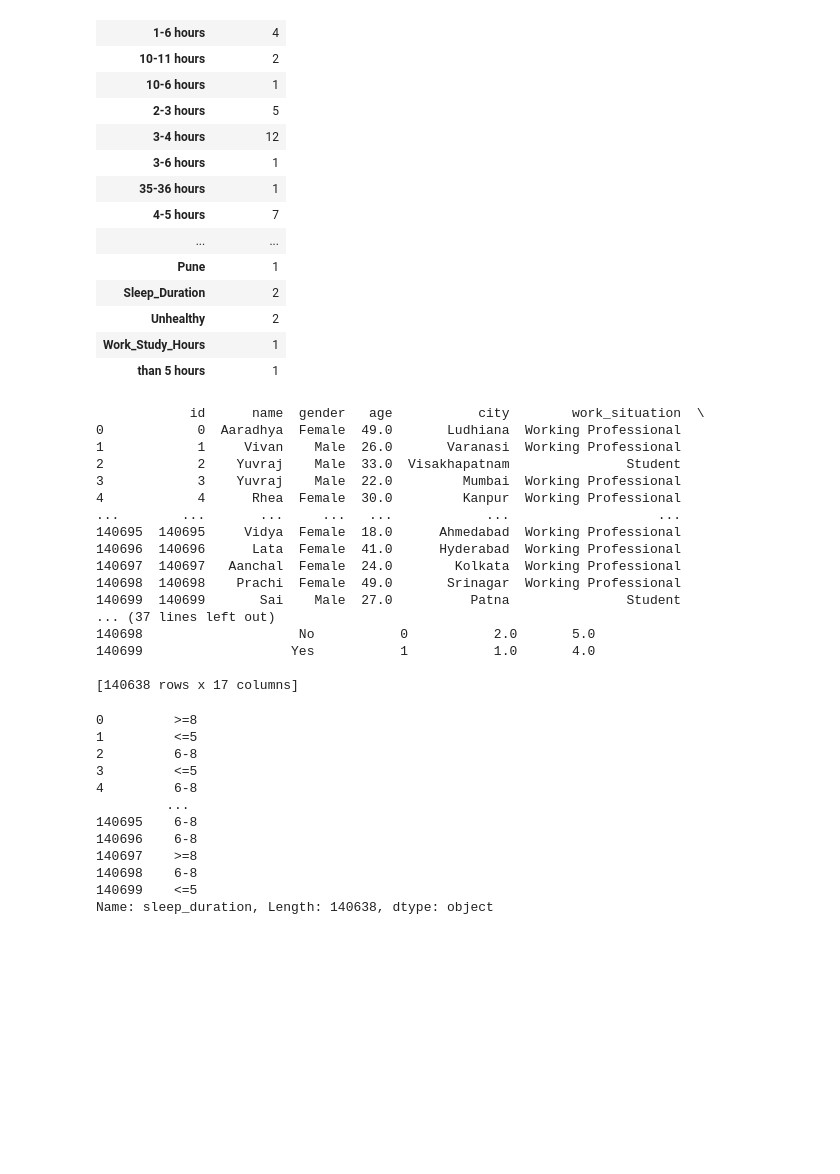
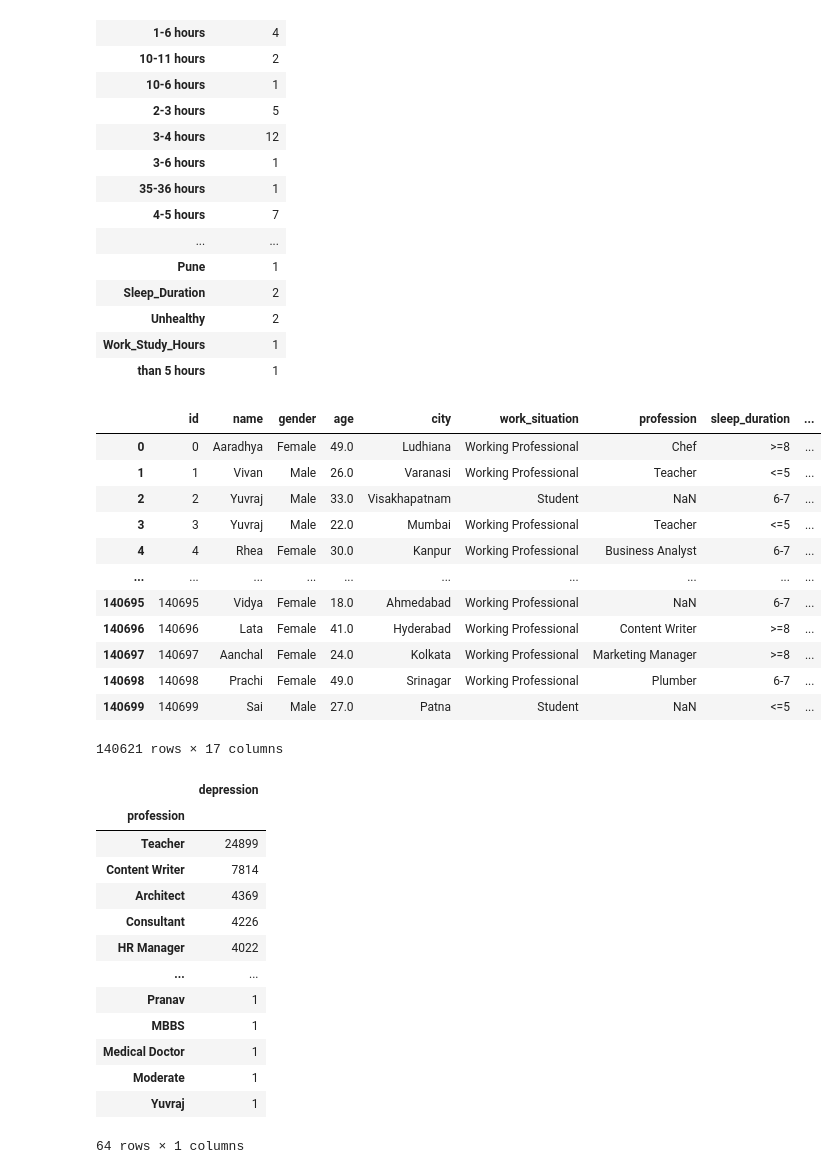
Before and after one commit to sampontiroli/projects, a Jupyter notebook: exploring-mental-health-eda.ipynb, the cells around one changed output. Saved outputs shown, nothing was run; the diff lists cells and outputs as text; code cells hidden in the pictures; blank space fills up the shorter version.

```diff
--- a/exploring-mental-health-eda.ipynb
+++ b/exploring-mental-health-eda.ipynb
@@ -330,36 +331,42 @@ def regroup_sleep_hours(sleep_duration):
 # %%
 df['sleep_duration'] = df['sleep_duration'].apply(regroup_sleep_hours)
-print(df)
+
+
+pd.pivot_table(df, index = ['sleep_duration'], values = ['depression'], aggfunc = 'count')
-# %% [output]
-            id      name  gender   age           city        work_situation  \
-0            0  Aaradhya  Female  49.0       Ludhiana  Working Professional
-1            1     Vivan    Male  26.0       Varanasi  Working Professional
-2            2    Yuvraj    Male  33.0  Visakhapatnam               Student
-3            3    Yuvraj    Male  22.0         Mumbai  Working Professional
-4            4      Rhea  Female  30.0         Kanpur  Working Professional
-...        ...       ...     ...   ...            ...                   ...
-140695  140695     Vidya  Female  18.0      Ahmedabad  Working Professional
-140696  140696      Lata  Female  41.0      Hyderabad  Working Professional
-140697  140697   Aanchal  Female  24.0        Kolkata  Working Professional
-140698  140698    Prachi  Female  49.0       Srinagar  Working Professional
-140699  140699       Sai    Male  27.0          Patna               Student
-... (37 lines left out)
-140698                    No           0           2.0       5.0
-140699                   Yes           1           1.0       4.0
-
-[140638 rows x 17 columns]
-# %%
-df.sleep_duration
-# %% [output]
-0         >=8
-1         <=5
-2         6-8
-3         <=5
-4         6-8
-         ...
-140695    6-8
-140696    6-8
-140697    >=8
-140698    6-8
-140699    <=5
-Name: sleep_duration, Length: 140638, dtype: object
+# %%
+df = df.loc[df['sleep_duration'] != 'to be dropped']
+
+df
+# %% [output]
+|  | id | name | gender | age | city | work_situation | profession | sleep_duration | ... |
+| 0 | 0 | Aaradhya | Female | 49.0 | Ludhiana | Working Professional | Chef | >=8 | ... |
+| 1 | 1 | Vivan | Male | 26.0 | Varanasi | Working Professional | Teacher | <=5 | ... |
+| 2 | 2 | Yuvraj | Male | 33.0 | Visakhapatnam | Student | NaN | 6-7 | ... |
+| 3 | 3 | Yuvraj | Male | 22.0 | Mumbai | Working Professional | Teacher | <=5 | ... |
+| 4 | 4 | Rhea | Female | 30.0 | Kanpur | Working Professional | Business Analyst | 6-7 | ... |
+| ... | ... | ... | ... | ... | ... | ... | ... | ... | ... |
+| 140695 | 140695 | Vidya | Female | 18.0 | Ahmedabad | Working Professional | NaN | 6-7 | ... |
+| 140696 | 140696 | Lata | Female | 41.0 | Hyderabad | Working Professional | Content Writer | >=8 | ... |
+| 140697 | 140697 | Aanchal | Female | 24.0 | Kolkata | Working Professional | Marketing Manager | >=8 | ... |
+| 140698 | 140698 | Prachi | Female | 49.0 | Srinagar | Working Professional | Plumber | 6-7 | ... |
+| 140699 | 140699 | Sai | Male | 27.0 | Patna | Student | NaN | <=5 | ... |
+140621 rows × 17 columns
+# %%
+# Let's look at how sparse are profession, degree, and city
+
+pd.pivot_table(df, index = ['profession'], values = ['depression'], aggfunc = 'count').sort_values(by=['depression'], ascending = False)
+# %% [output]
+|  | depression |
+| profession |  |
+| Teacher | 24899 |
+| Content Writer | 7814 |
+| Architect | 4369 |
+| Consultant | 4226 |
+| HR Manager | 4022 |
+| ... | ... |
+| Pranav | 1 |
+| MBBS | 1 |
+| Medical Doctor | 1 |
+| Moderate | 1 |
+| Yuvraj | 1 |
+64 rows × 1 columns
```
Also changed, not shown: parts of 2 cells of this notebook.
